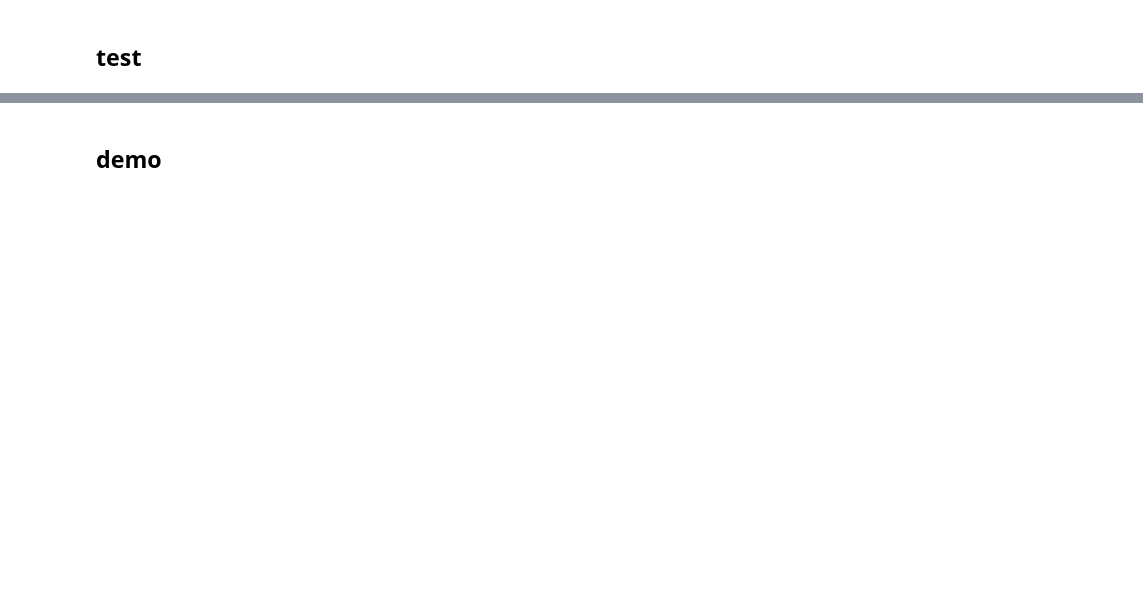
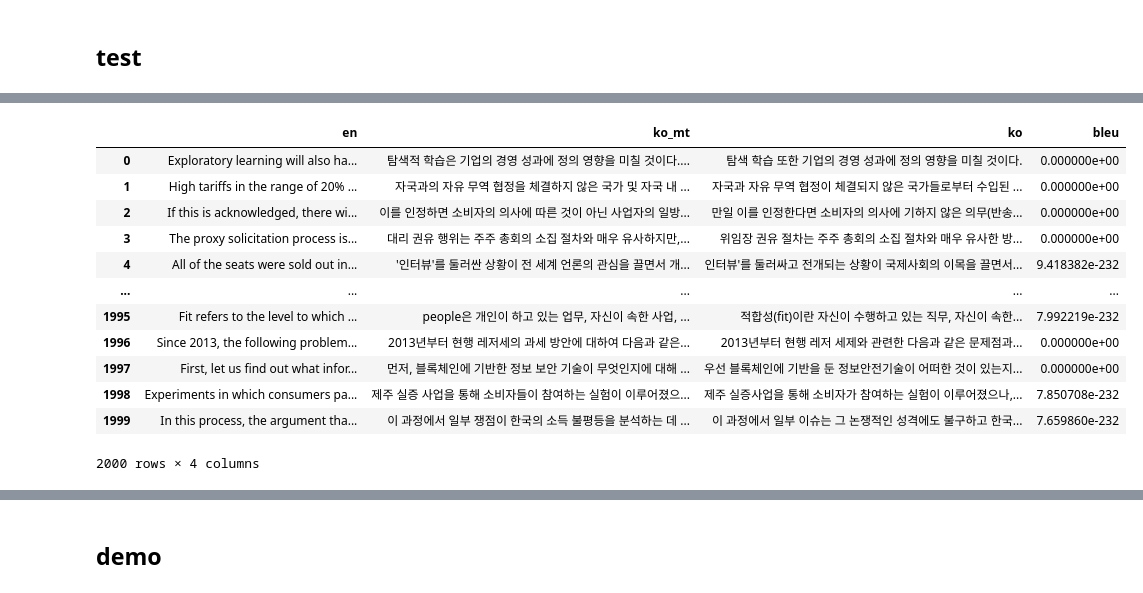
Before and after one commit to gus8054/NLP_Project_3, a Jupyter notebook: train.ipynb, the cells around one changed output, grey strips where cells are left out. Drawn from its saved outputs; the diff is of its cells as text; code cells hidden in the pictures; blank space fills up the shorter version.

```diff
--- a/train.ipynb
+++ b/train.ipynb
@@ -254,0 +582,5 @@ NameError: name 'pd' is not defined
+# %%
+model = EncoderDecoderModel.from_pretrained(f"/content/drive/MyDrive/KDT_goorm/prj3_NMT/test-1/{args.NAME}_best_model")
+model.eval()
+model.cuda()
+model.config.decoder_start_token_id = trg_tokenizer.bos_token_id
@@ -254,0 +605,4 @@ NameError: name 'pd' is not defined
+# %%
+test_dataset = pd.read_csv('data/기술과학_valid_en-ko.csv')
+test_dataset = test_dataset.iloc[:2000]
+test_dataset
@@ -254,0 +627,34 @@ NameError: name 'pd' is not defined
+# %%
+from nltk.translate.bleu_score import sentence_bleu
+results = pd.DataFrame()
+texts_en = []
+texts_komt = []
+texts_ko = []
+scores = []
+for i in range(len(test_dataset)):
+    text = test_dataset['en'][i]
+    embeddings = src_tokenizer(text, return_attention_mask=False, return_token_type_ids=False, return_tensors='pt')
+    embeddings = {k: v.cuda() for k, v in embeddings.items()}
+    output = model.generate(**embeddings,
+                            max_length=50,
+                            num_return_sequences=1,
+                            no_repeat_ngram_size=2,
+                            num_beams=5,
+                            )[0,1:-1]
+
+    text_mt = trg_tokenizer.decode(output.cpu(), skip_special_tokens=True)
+    reference = list(test_dataset['ko'][i].split())
+    candidate = list(text_mt.split())
+    bleu = sentence_bleu(reference, candidate)
+
+    texts_en.append(text)
+    texts_komt.append(text_mt)
+    texts_ko.append(test_dataset['ko'][i])
+    scores.append(bleu)
+
+
+
+results['en'] = texts_en
+results['ko_mt'] = texts_komt
+results['ko'] = texts_ko
+results['bleu'] = scores
@@ -254,0 +677,16 @@ NameError: name 'pd' is not defined
+# %%
+results
+# %% [output]
+|  | en | ko_mt | ko | bleu |
+| 0 | Exploratory learning will also ha... | 탐색적 학습은 기업의 경영 성과에 정의 영향을 미칠 것이다.... | 탐색 학습 또한 기업의 경영 성과에 정의 영향을 미칠 것이다. | 0.000000e+00 |
+| 1 | High tariffs in the range of 20% ... | 자국과의 자유 무역 협정을 체결하지 않은 국가 및 자국 내 ... | 자국과 자유 무역 협정이 체결되지 않은 국가들로부터 수입된 ... | 0.000000e+00 |
+| 2 | If this is acknowledged, there wi... | 이를 인정하면 소비자의 의사에 따른 것이 아닌 사업자의 일방... | 만일 이를 인정한다면 소비자의 의사에 기하지 않은 의무(반송... | 0.000000e+00 |
+| 3 | The proxy solicitation process is... | 대리 권유 행위는 주주 총회의 소집 절차와 매우 유사하지만,... | 위임장 권유 절차는 주주 총회의 소집 절차와 매우 유사한 방... | 0.000000e+00 |
+| 4 | All of the seats were sold out in... | '인터뷰'를 둘러싼 상황이 전 세계 언론의 관심을 끌면서 개... | 인터뷰'를 둘러싸고 전개되는 상황이 국제사회의 이목을 끌면서... | 9.418382e-232 |
+| ... | ... | ... | ... | ... |
+| 1995 | Fit refers to the level to which ... | people은 개인이 하고 있는 업무, 자신이 속한 사업, ... | 적합성(fit)이란 자신이 수행하고 있는 직무, 자신이 속한... | 7.992219e-232 |
+| 1996 | Since 2013, the following problem... | 2013년부터 현행 레저세의 과세 방안에 대하여 다음과 같은... | 2013년부터 현행 레저 세제와 관련한 다음과 같은 문제점과... | 0.000000e+00 |
+| 1997 | First, let us find out what infor... | 먼저, 블록체인에 기반한 정보 보안 기술이 무엇인지에 대해 ... | 우선 블록체인에 기반을 둔 정보안전기술이 어떠한 것이 있는지... | 0.000000e+00 |
+| 1998 | Experiments in which consumers pa... | 제주 실증 사업을 통해 소비자들이 참여하는 실험이 이루어졌으... | 제주 실증사업을 통해 소비자가 참여하는 실험이 이루어졌으나,... | 7.850708e-232 |
+| 1999 | In this process, the argument tha... | 이 과정에서 일부 쟁점이 한국의 소득 불평등을 분석하는 데 ... | 이 과정에서 일부 이슈는 그 논쟁적인 성격에도 불구하고 한국... | 7.659860e-232 |
+2000 rows × 4 columns
```
Also changed, not shown: parts of 45 cells of this notebook.
